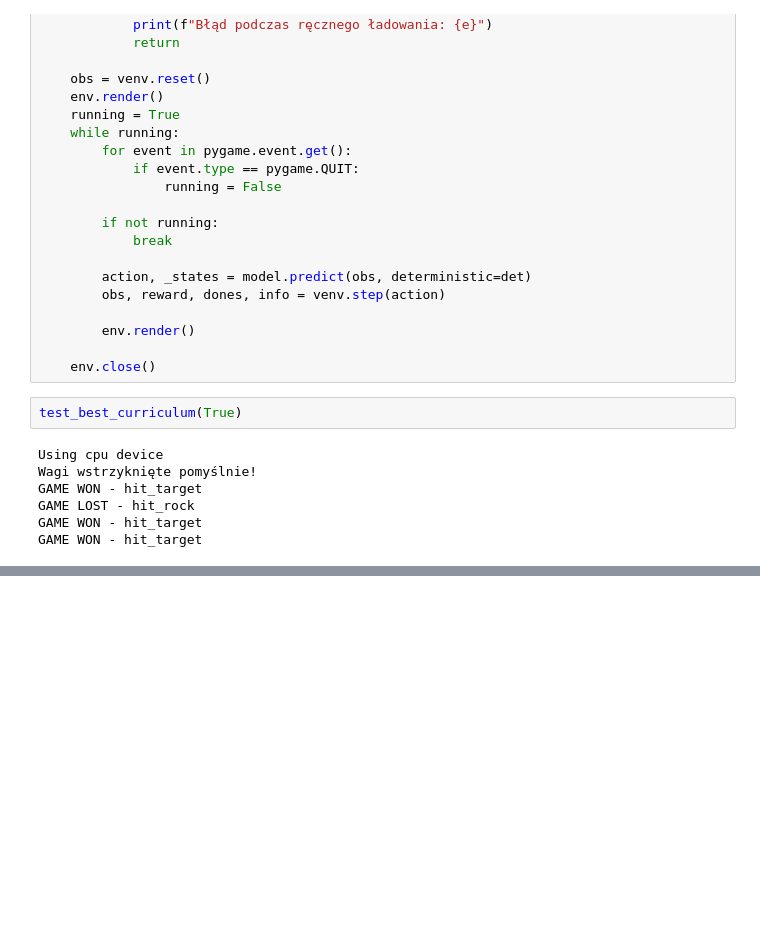
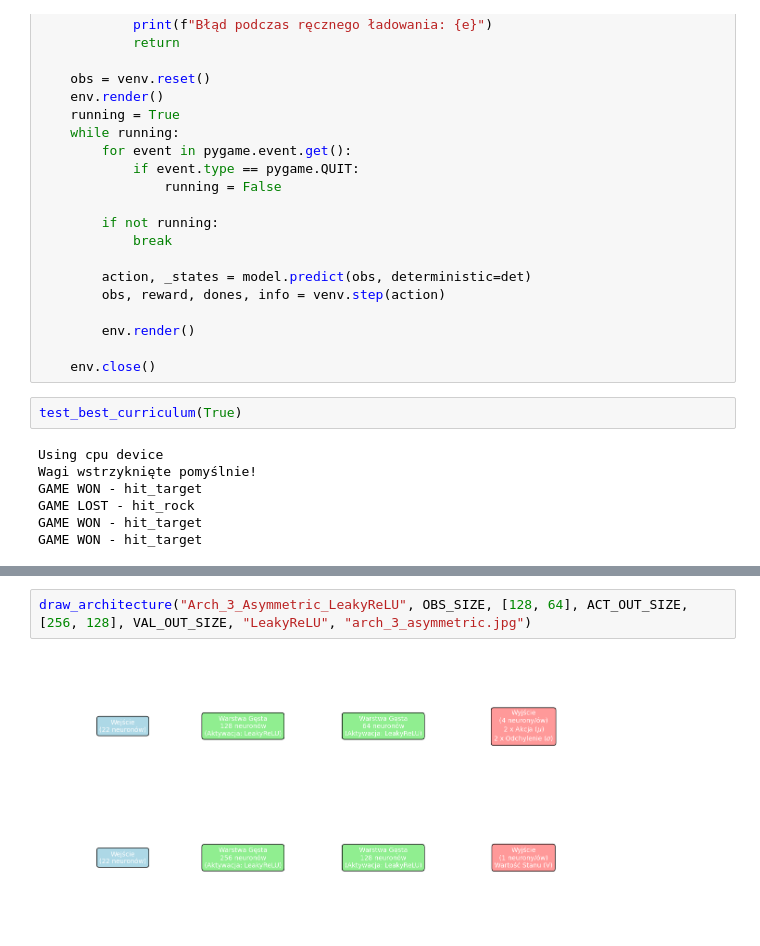
Before and after one commit to Gawronek-8/ai_in_data_analysis, a Jupyter notebook: lab5/game_analysis.ipynb, the cells around one changed output, grey strips where cells are left out. Saved outputs shown, nothing was run; the diff lists cells and outputs as text; blank space fills up the shorter version.

```diff
--- a/lab5/game_analysis.ipynb
+++ b/lab5/game_analysis.ipynb
@@ -790,0 +1250,4 @@ GAME WON - hit_target
+# %%
+draw_architecture("Arch_3_Asymmetric_LeakyReLU", OBS_SIZE, [128, 64], ACT_OUT_SIZE, [256, 128], VAL_OUT_SIZE, "LeakyReLU", "arch_3_asymmetric.jpg")
+# %% [output]
+[figure, added]
```
Also changed, not shown: parts of 11 cells of this notebook.
